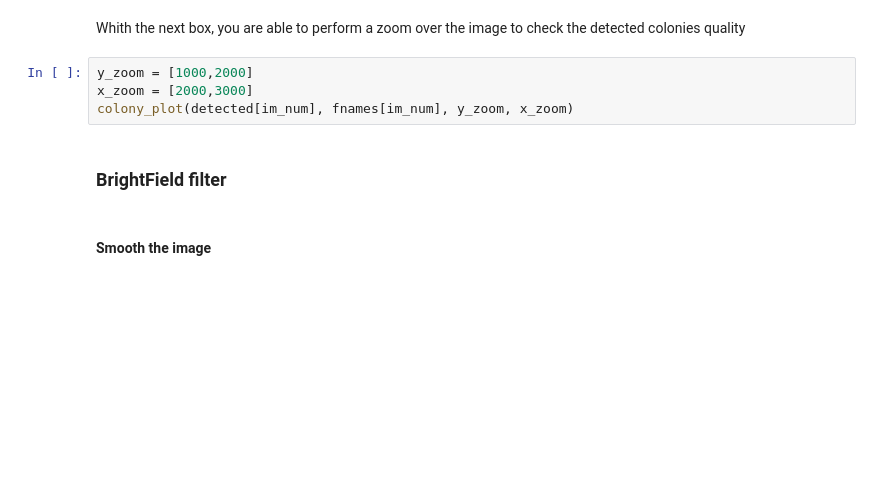
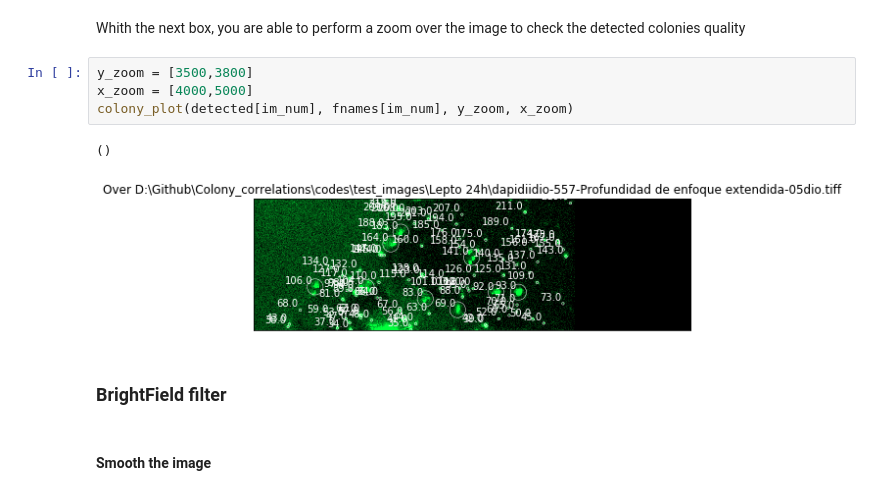
Before and after one commit to Prosimio/Colony_correlations, a Jupyter notebook: codes/image_data_extraction.ipynb, the cells around one changed output. Drawn from its saved outputs; the diff is of its cells as text; blank space fills up the shorter version.

```diff
--- a/codes/image_data_extraction.ipynb
+++ b/codes/image_data_extraction.ipynb
@@ -78,9 +108,12 @@ detected[im_num]=colony_blobs_id(sImSall[im_num], threshold[im_num], fnames[im_n
 # %% [markdown]
 Whith the next box, you are able to perform a zoom over the image to check the detected colonies quality
 # %%
-y_zoom = [1000,2000]
-x_zoom = [2000,3000]
+y_zoom = [3500,3800]
+x_zoom = [4000,5000]
 colony_plot(detected[im_num], fnames[im_num], y_zoom, x_zoom)
+# %% [output]
+()
+[figure, added]
 # %% [markdown]
 ### BrightField filter
 # %% [markdown]
```
Also changed, not shown: parts of 18 cells of this notebook.
